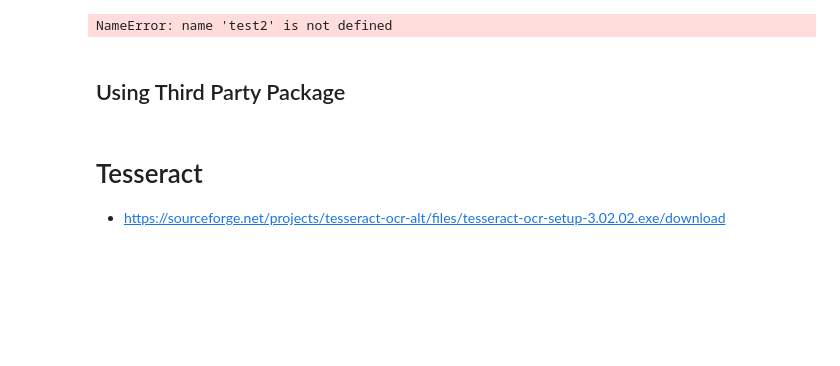
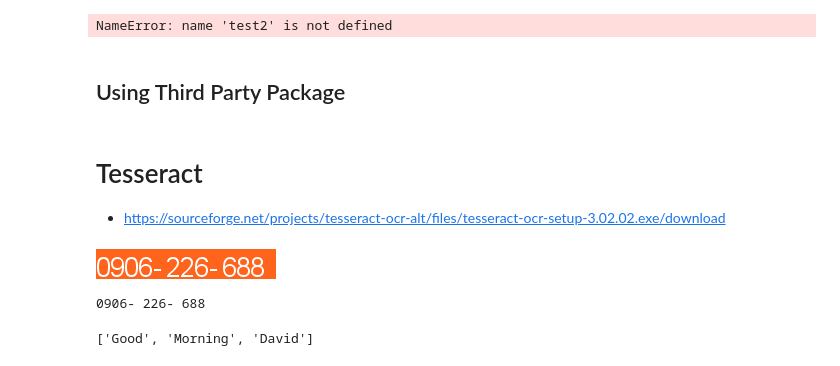
Before and after one commit to ywchiu/cdc_course, a Jupyter notebook: Demo20170726.ipynb, the cells around one changed output. Saved outputs shown, nothing was run; the diff lists cells and outputs as text; code cells hidden in the pictures; blank space fills up the shorter version.

```diff
--- a/Demo20170726.ipynb
+++ b/Demo20170726.ipynb
@@ -506,12 +506,18 @@ NameError: name 'test2' is not defined
 # %% [markdown]
 # Tesseract
 - https://sourceforge.net/projects/tesseract-ocr-alt/files/tesseract-ocr-setup-3.02.02.exe/download
+# %%
+from PIL import Image
+Image.open('showPhone.png')
+# %% [output]
+[figure, added]
 # %%
-try:
-    import Image
-except ImportError:
-    from PIL import Image
-
 import pytesseract
-
-#print(pytesseract.image_to_string(Image.open('showPhone.png')))
+print(pytesseract.image_to_string(Image.open('showPhone.png')))
+# %% [output]
+0906- 226- 688
+# %%
+english = 'Good Morning David'
+english.split()
+# %% [output]
+['Good', 'Morning', 'David']
```
Also changed, not shown: parts of 15 cells of this notebook.
